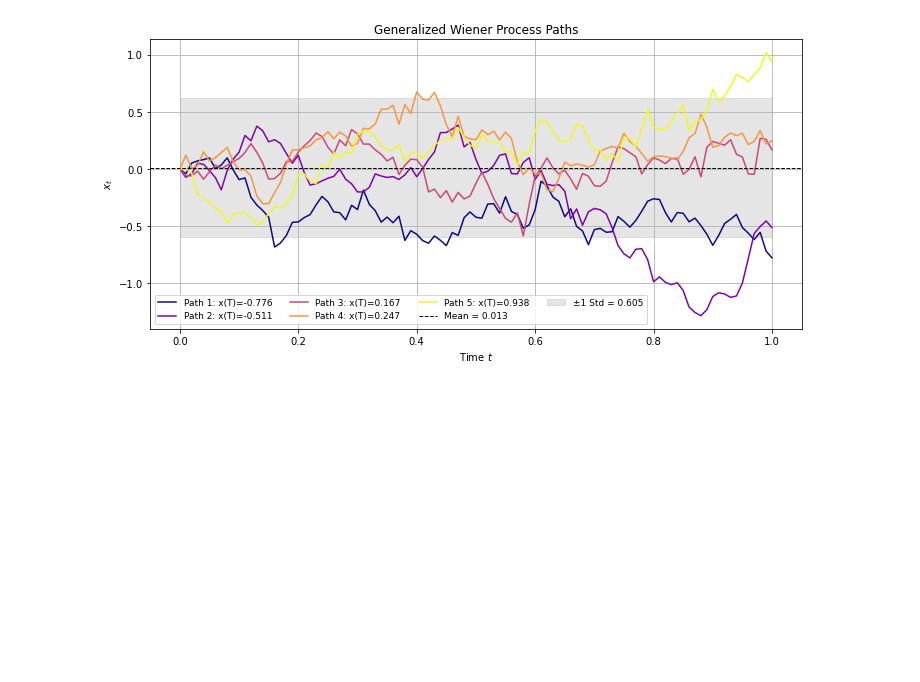
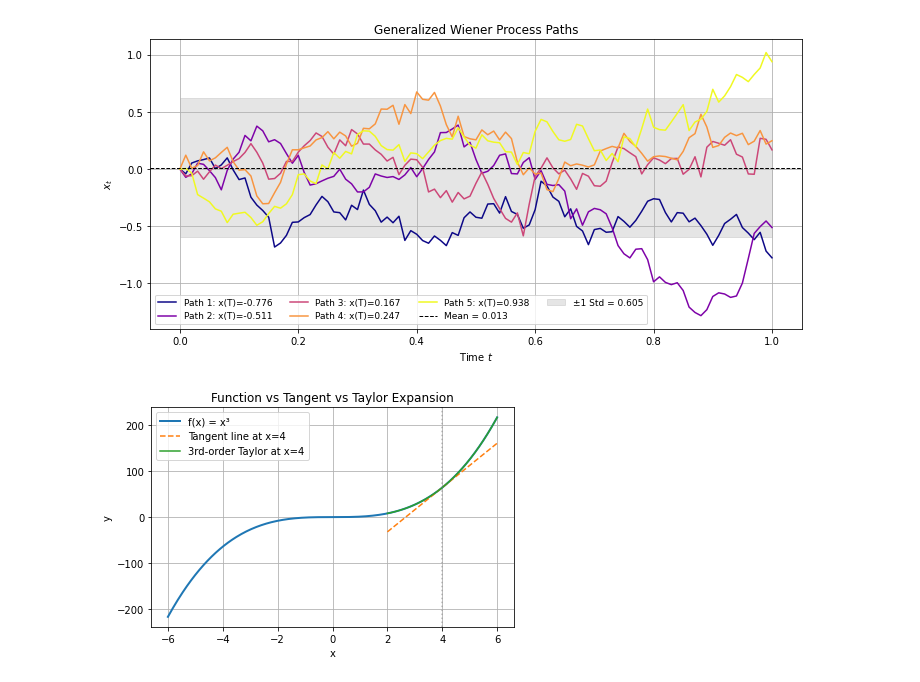
Before and after one commit to zaneh12/quant-reasoning, a Jupyter notebook: financial-time-series/continuous_time_models.ipynb, the cells around one changed output. Drawn from its saved outputs; the diff is of its cells as text; code cells hidden in the pictures; blank space fills up the shorter version.

```diff
--- a/financial-time-series/continuous_time_models.ipynb
+++ b/financial-time-series/continuous_time_models.ipynb
@@ -136,3 +136,30 @@ plt.tight_layout()
 plt.show()
 # %% [output]
 [figure]
+# %%
+import numpy as np
+import matplotlib.pyplot as plt
+
+x1 = np.linspace(-6, 6, 400)
+f = x1**3
+
+x2 = np.linspace(2, 6, 400)
+# Derivative (tangent line) at x=4
+L = 64 + 48 * (x2 - 4)
+
+# Taylor expansion up to 3rd order
+P = 64 + 48*(x2 - 4) + 12*(x2 - 4)**2 + (x2 - 4)**3
+
+plt.plot(x1, f, label='f(x) = x³', linewidth=2)
+plt.plot(x2, L, '--', label='Tangent line at x=4')
+plt.plot(x2, P, label='3rd-order Taylor at x=4')
+plt.axvline(4, color='gray', linestyle=':', alpha=0.5)
+plt.legend()
+plt.grid(True)
+plt.title("Function vs Tangent vs Taylor Expansion")
+plt.xlabel("x")
+plt.ylabel("y")
+plt.tight_layout()
+plt.show()
+# %% [output]
+[figure, added]
```
Also changed, not shown: parts of 3 cells of this notebook.
